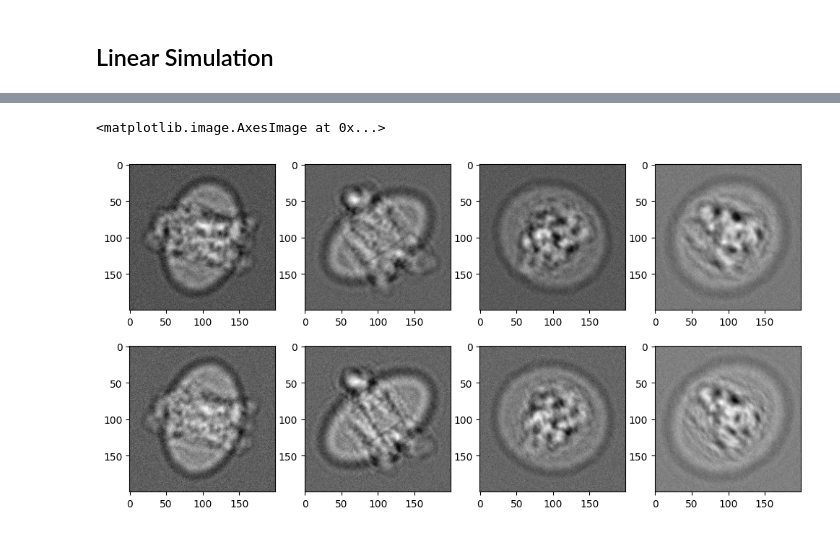
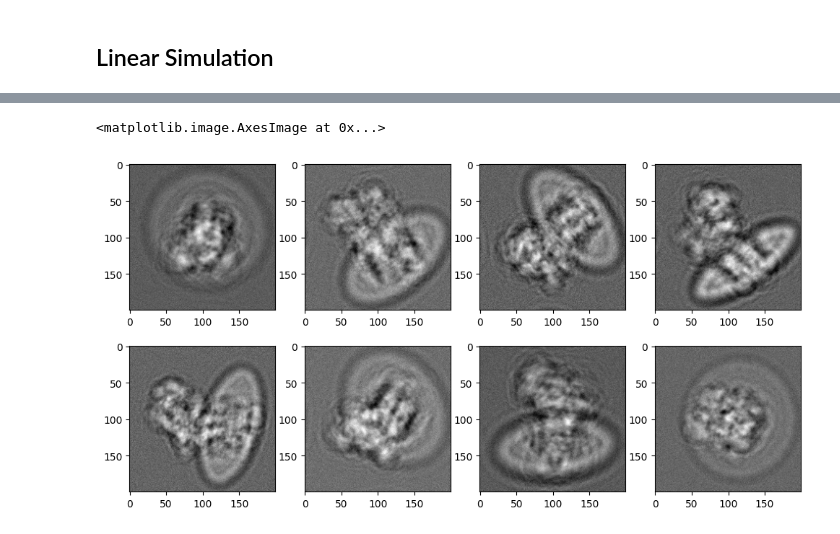
Before and after one commit to h-alvarenga/simSPI, a Jupyter notebook: notebooks/mpmodel_tutorial.ipynb, the cells around one changed output, grey strips where cells are left out. Saved outputs shown, nothing was run; the diff lists cells and outputs as text; code cells hidden in the pictures.

```diff
--- a/notebooks/mpmodel_tutorial.ipynb
+++ b/notebooks/mpmodel_tutorial.ipynb
@@ -375,18 +357,17 @@ inf
 # %%
-proj1 = torch.load(f"{proj_folder}/50.656.npy")
-proj2 = torch.load(f"{proj_folder}/66.061.npy")
-#proj3 = torch.load(f"{root_dir}compSPI_fork/simSPI/notebooks/outputs/projections/7wsn/experiment_3/7wsn_abc_36.193432428890794.npy")
+proj1 = torch.load(f"{proj_folder}/ground_truth.npy")
+#proj2 = torch.load(f"{proj_folder}/66.061.npy")
 
 f, ax = plt.subplots(2, 4, figsize=(12, 6))
 
-ax[0,0].imshow(proj1[0, 0],cmap='gray')
-ax[0,1].imshow(proj1[10, 0],cmap='gray')
-ax[0,2].imshow(proj1[16, 0],cmap='gray')
-ax[0,3].imshow(proj1[19, 0],cmap='gray')
-ax[1,0].imshow(proj2[0, 0],cmap='gray')
-ax[1,1].imshow(proj2[10, 0],cmap='gray')
-ax[1,2].imshow(proj2[16, 0],cmap='gray')
-ax[1,3].imshow(proj2[19, 0],cmap='gray')
+ax[0,0].imshow(proj1[7, 0],cmap='gray')
+ax[0,1].imshow(proj1[14, 0],cmap='gray')
+ax[0,2].imshow(proj1[6, 0],cmap='gray')
+ax[0,3].imshow(proj1[10, 0],cmap='gray')
+ax[1,0].imshow(proj1[0, 0],cmap='gray')
+ax[1,1].imshow(proj1[15, 0],cmap='gray')
+ax[1,2].imshow(proj1[5, 0],cmap='gray')
+ax[1,3].imshow(proj1[8, 0],cmap='gray')
 # %% [output]
 <matplotlib.image.AxesImage at 0x...>
-[figure, old version]
+[figure, new version]
```
Also changed, not shown: parts of 10 cells of this notebook, 1 other file.
